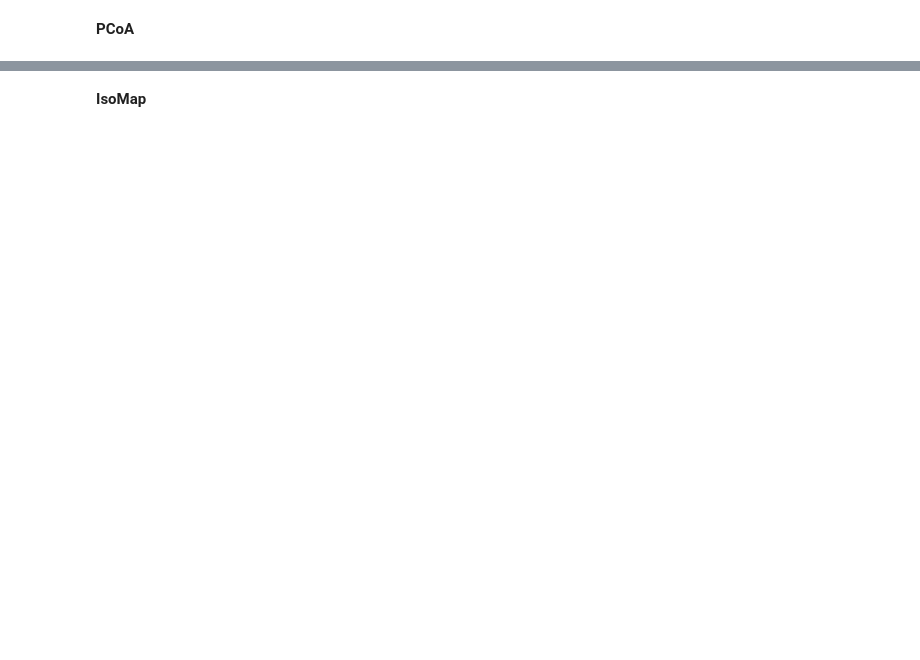
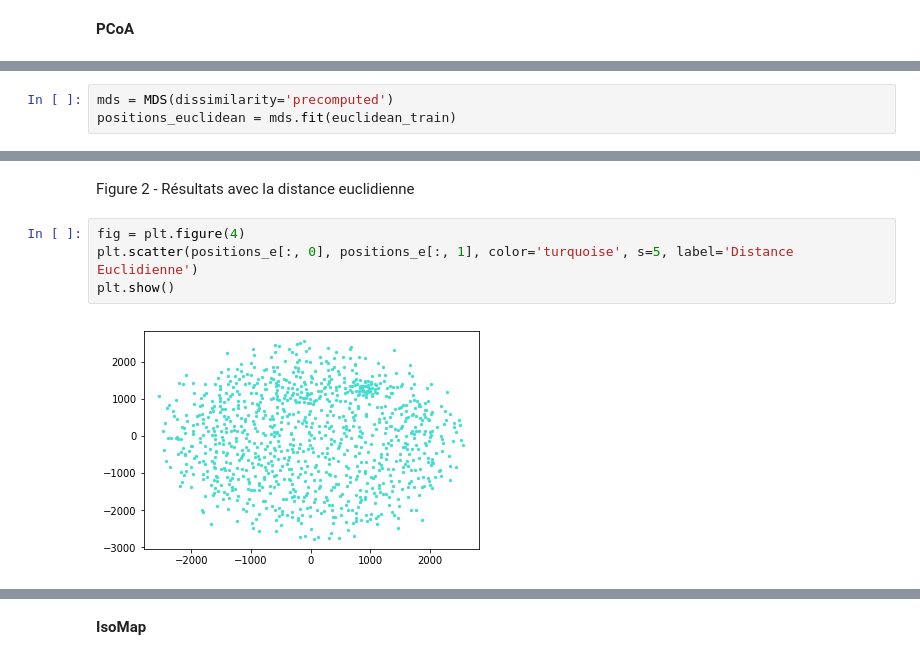
Before and after one commit to Eduard-Voiculescu/Travail_1_IFT_3700, a Jupyter notebook: Travail_1-IFT-3700.ipynb, the cells around one changed output, grey strips where cells are left out. Cells and saved outputs as stored; diff of their text form; blank space fills up the shorter version.

```diff
--- a/Travail_1-IFT-3700.ipynb
+++ b/Travail_1-IFT-3700.ipynb
@@ -357,0 +515,3 @@ Accuracy score for single linkage : 5.1 %.
+# %%
+mds = MDS(dissimilarity='precomputed')
+positions_euclidean = mds.fit(euclidean_train)
@@ -357,0 +542,8 @@ Accuracy score for single linkage : 5.1 %.
+# %% [markdown]
+Figure 2 - Résultats avec la distance euclidienne
+# %%
+fig = plt.figure(4)
+plt.scatter(positions_e[:, 0], positions_e[:, 1], color='turquoise', s=5, label='Distance Euclidienne')
+plt.show()
+# %% [output]
+[figure, added]
```
Also changed, not shown: parts of 87 cells of this notebook.
